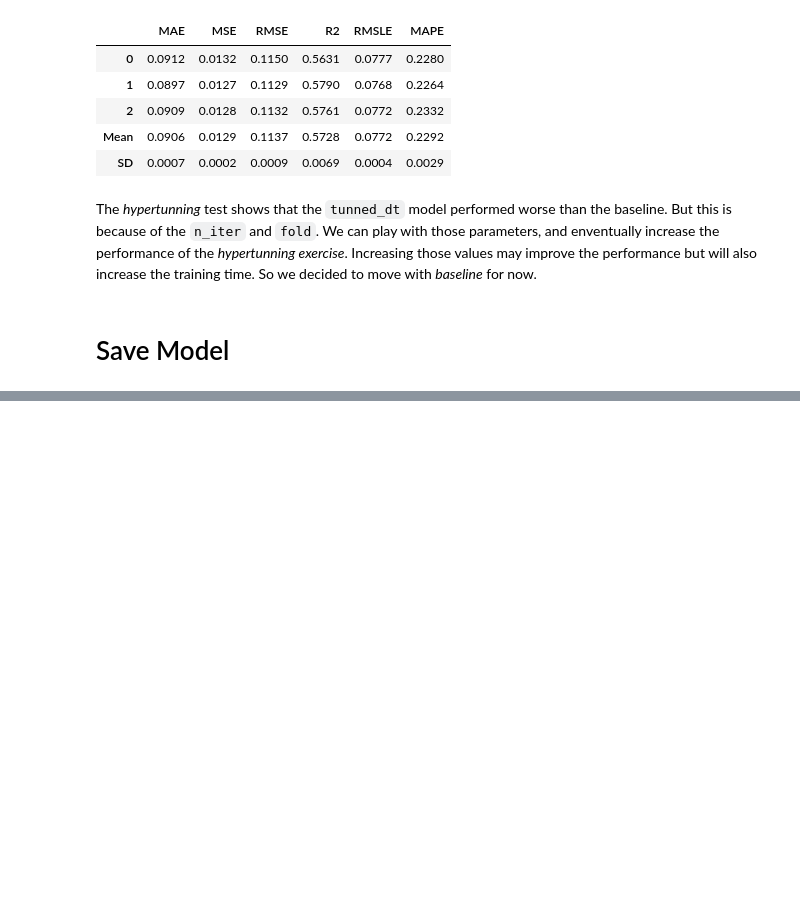
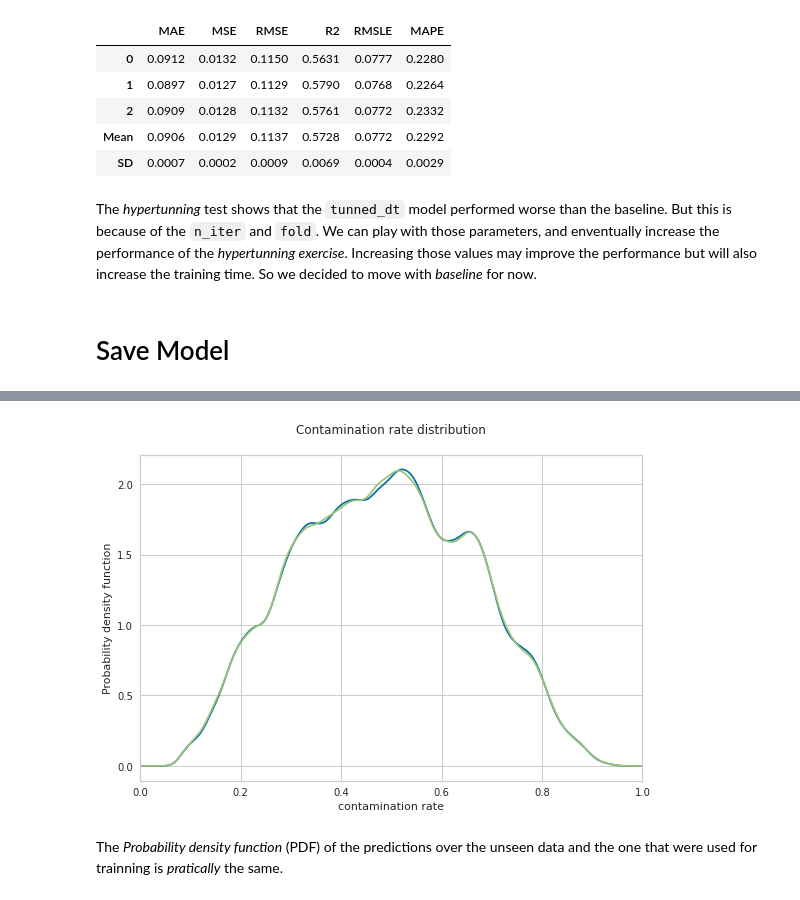
Before and after one commit to alefefreire/oms, a Jupyter notebook: notebooks/oms.ipynb, the cells around one changed output, grey strips where cells are left out. Drawn from its saved outputs; the diff is of its cells as text; code cells hidden in the pictures; blank space fills up the shorter version.

```diff
--- a/notebooks/oms.ipynb
+++ b/notebooks/oms.ipynb
@@ -567,0 +614,14 @@ Transformation Pipeline and Model Successfully Saved
+# %%
+#comparison between both datasets
+plt.figure(figsize=(9,6))
+df['prob_V1_V2'].plot(kind='kde')
+unseen_predictions['Label'].plot(kind='kde')
+plt.ylabel('Probability density function')
+plt.xlabel('contamination rate')
+plt.xlim([0,1])
+plt.title('Contamination rate distribution\n')
+plt.show()
+# %% [output]
+[figure, added]
+# %% [markdown]
+The *Probability density function* (PDF) of the predictions over the unseen data and the one that were used for trainning is *pratically* the same.
```
Also changed, not shown: parts of 15 cells of this notebook.
